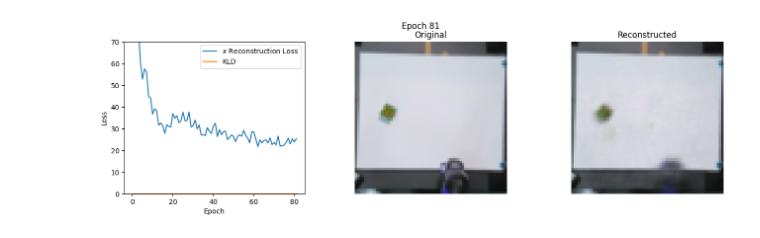
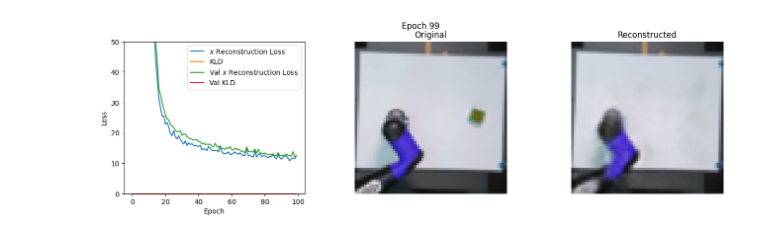
Before and after one commit to jarmibe7/E2C, a Jupyter notebook: src/vae_test.ipynb, the cells around one changed output. Saved outputs shown, nothing was run; the diff lists cells and outputs as text; code cells hidden in the pictures.

```diff
--- a/src/vae_test.ipynb
+++ b/src/vae_test.ipynb
@@ -17,7 +19,7 @@ import random
 # %%
 # Load Dataset
 # yaml file to pass, which just has dataset name, etc
-config_file = Path(os.getcwd()) / "../config/vae_test.yaml"
+config_file = Path(os.getcwd()) / "../config/bobcat_11.yaml"
 with open(config_file, 'r') as f:
     config = yaml.safe_load(f)
 dataset = E2CDataset(config)
@@ -63,18 +70,20 @@ model = ConvVAE(
     output_uncertainty=True
     ).to(device)
 loss_fn = VAELoss(num_epochs=num_epochs, loss_params=loss_params)
-optimizer = torch.optim.Adam(model.parameters(), lr=5e-5)
+optimizer = torch.optim.Adam(model.parameters(), lr=learning_rate, weight_decay=config['trans']['weight_decay'])
 
 plot_history = {}
 # %%
 plot_history = defaultdict(list)
 plot_epochs = []
 
-def plot_reconstruction(fig, ax, original, reconstructed, loss_terms, epoch):
+def plot_reconstruction(fig, ax, original, reconstructed, loss_terms, val_loss_dict, epoch):
     if not plot_epochs or plot_epochs[-1] != epoch:
         plot_epochs.append(epoch)
 
     for key, val in loss_terms.items():
+        plot_history[key].append(val)
+    for key, val in val_loss_dict.items():
         plot_history[key].append(val)
 
     ax[0].clear()
@@ -82,7 +91,7 @@ def plot_reconstruction(fig, ax, original, reconstructed, loss_terms, epoch):
         ax[0].plot(plot_epochs, vals, label=key)
     ax[0].set_xlabel("Epoch")
     ax[0].set_ylabel("Loss")
-    ax[0].set_ylim([0, 70])
+    ax[0].set_ylim([0, 50])
     ax[0].legend()
 
     ax[1].clear()
@@ -103,36 +112,60 @@ fig, ax = plt.subplots(1, 3, figsize=(16, 4))
 
 pbar = tqdm(total=num_epochs, desc="Training Epochs")
 for epoch in range(num_epochs):
     model.train()
     train_loss = 0
     # for batch_idx, data in enumerate(train_loader):
     for batch_idx in range(num_batchs):
-        x, x_next, u = dataset[random.sample(range((epoch+1)*num_batchs), min(batch_size, (epoch+1)*num_batchs))]
+        x, x_next, u = dataset[random.sample(range(buffer_capacity + (epoch+1)*num_batchs), min(batch_size, (epoch+1)*num_batchs))]
         # x = x.reshape(x.shape[0], -1, *vae['in_image_shape'][1:])
         inputs = x[:, -1].to(device)
         optimizer.zero_grad()
         tr = model(inputs)
+        enc_real = model.encoder.encoder_cnn(tr['x'].detach())
+        enc_fake = model.encoder.encoder_cnn(tr['x_recon'].detach())
         loss, loss_terms = loss_fn(tr, epoch)
+        feat_loss = 0.5 * F.mse_loss(enc_real, enc_fake)
+        loss += feat_loss
         loss.backward()
         train_loss += loss.item()
         optimizer.step()
+        if batch_idx == 0:
+            print(f"Loss: {loss.item()}, Feature Loss: {feat_loss.item()}, Ratio: {feat_loss.item() / loss.item()}")
 
             # print(f"Train Epoch: {epoch} [{batch_idx * len(inputs)}/{len(train_loader.dataset)} "
             #       f"({100. * batch_idx / len(train_loader):.0f}%)]\tLoss: {loss.item() / len(inputs):.6f}")
-    plot_reconstruction(fig, ax, tr['x'], tr['x_recon'], loss_terms, epoch)
+    model.eval()
+    val_loss_dict = {}
+    for (x_val, x_next_val, u_val) in val_loader:
+        x_val, x_next_val, u_val = x_val.to(device), x_next_val.to(device).to(torch.float32), u_val.to(device).to(torch.float32)
+        x_val = x_val.reshape(x_val.shape[0], -1, *(3, 64, 64)).to(torch.float32)    # Stack obs history in channel dim
+
+        # Forward pass
+        with torch.cuda.amp.autocast():
+            inputs = x_val[:, -1].to(device)
+            val_return = model(inputs)
+            val_loss, val_loss_return = loss_fn(val_return, epoch)
+
+    for keys, vals in val_loss_return.items():
+        print(f"{keys}: {vals}")
+        val_loss_dict[f"Val {keys}"] = vals
+    model.train()
+
+    # plot_reconstruction(fig, ax, tr['x'], tr['x_recon'], loss_terms, epoch)
+    plot_reconstruction(fig, ax, tr['x'], tr['x_recon'], loss_terms, val_loss_dict, epoch)
     # --- update display ---
     clear_output(wait=True)
     display(fig)
     plt.pause(0.01)
     pbar.set_postfix({
         'Epoch': epoch+1,
         'Model Loss': f"{train_loss / (num_batchs * batch_size):.4f}"})
     pbar.update(1)
 
 plt.show()
 pbar.close()
 # %% [output]
-[figure, old version]
+[figure, new version]
 # %%
 model.eval()
 x, x_next, u = dataset[random.sample(range(train_size), batch_size)]
```
Also changed, not shown: parts of 4 cells of this notebook, 9 other files.
